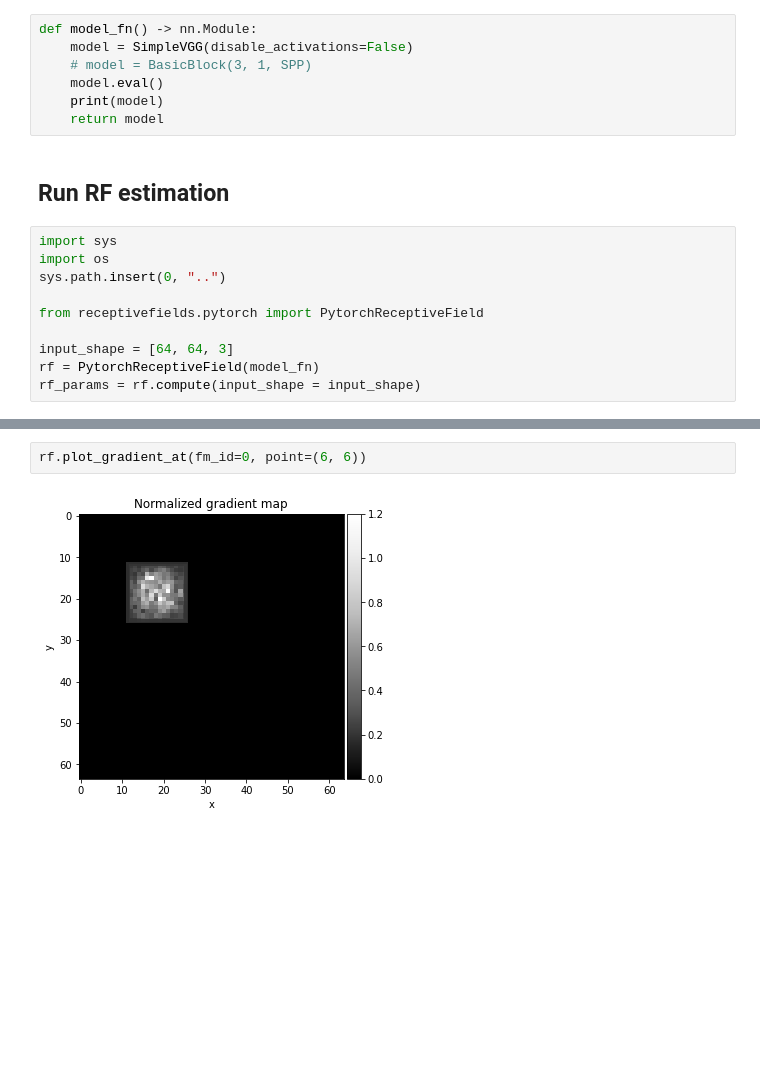
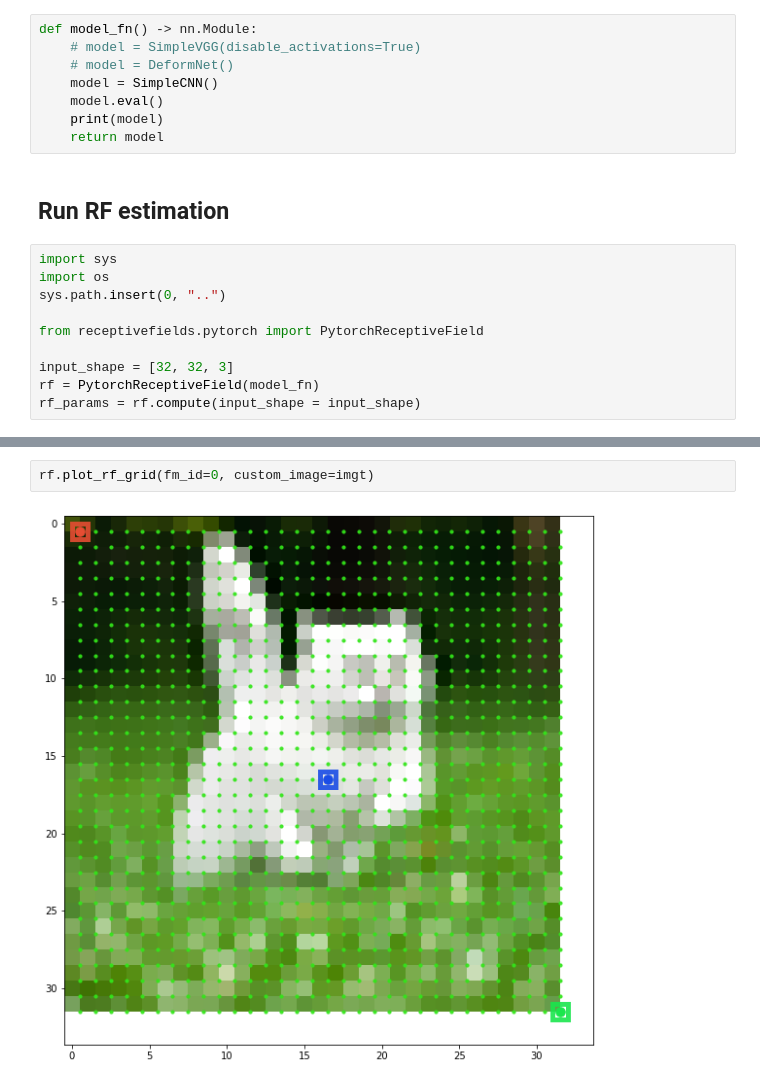
Before and after one commit to pprp/SimpleCVReproduction, a Jupyter notebook: easy-receptive-fields-pytorch/receptivefield/notebooks/minimal_example_with_pytorch_API.ipynb, the cells around one changed output, grey strips where cells are left out. Cells and saved outputs as stored; diff of their text form; blank space fills up the shorter version.

```diff
--- a/easy-receptive-fields-pytorch/receptivefield/notebooks/minimal_example_with_pytorch_API.ipynb
+++ b/easy-receptive-fields-pytorch/receptivefield/notebooks/minimal_example_with_pytorch_API.ipynb
@@ -116,8 +542,9 @@ Notes:
 * In the case when using layers which behave differently on training and eval modes, it is recommended to set model to an eval mode: `model.eval()`
 # %%
 def model_fn() -> nn.Module:
-    model = SimpleVGG(disable_activations=False)
-    # model = BasicBlock(3, 1, SPP)
+    # model = SimpleVGG(disable_activations=True)
+    # model = DeformNet()
+    model = SimpleCNN()
     model.eval()
     print(model)
     return model
@@ -130,7 +557,7 @@ sys.path.insert(0, "..")
 
 from receptivefields.pytorch import PytorchReceptiveField
 
-input_shape = [64, 64, 3]
+input_shape = [32, 32, 3]
 rf = PytorchReceptiveField(model_fn)
 rf_params = rf.compute(input_shape = input_shape)
 # %% [output]
@@ -193,4 +613,4 @@ rf.plot_gradient_at(fm_id=0, point=(5, 5))
 # %%
-rf.plot_gradient_at(fm_id=0, point=(6, 6))
+rf.plot_rf_grid(fm_id=0, custom_image=imgt)
 # %% [output]
-[figure, old version]
+[figure, new version]
```
Also changed, not shown: parts of 21 cells of this notebook, 4 other files.
